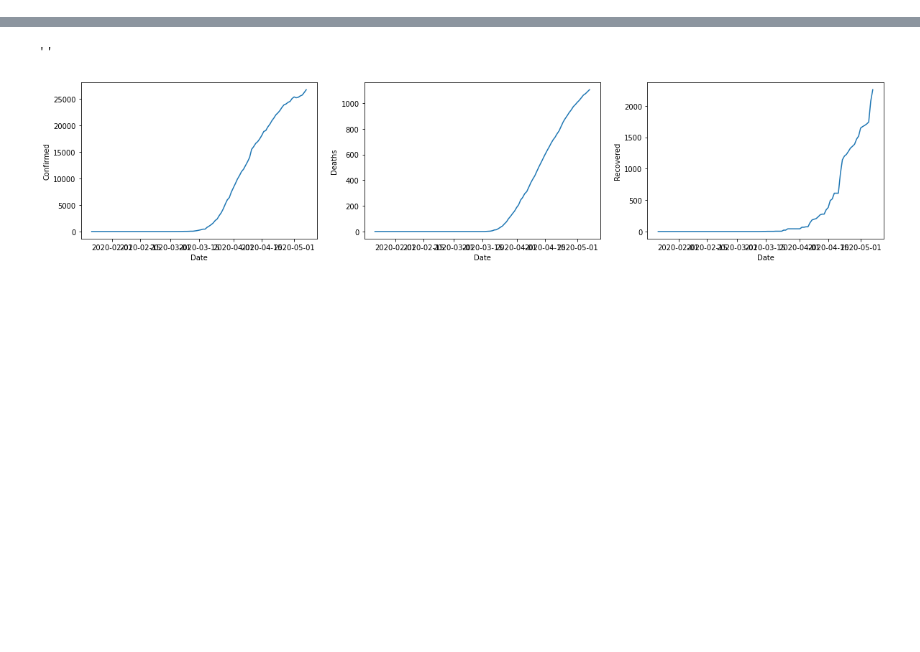
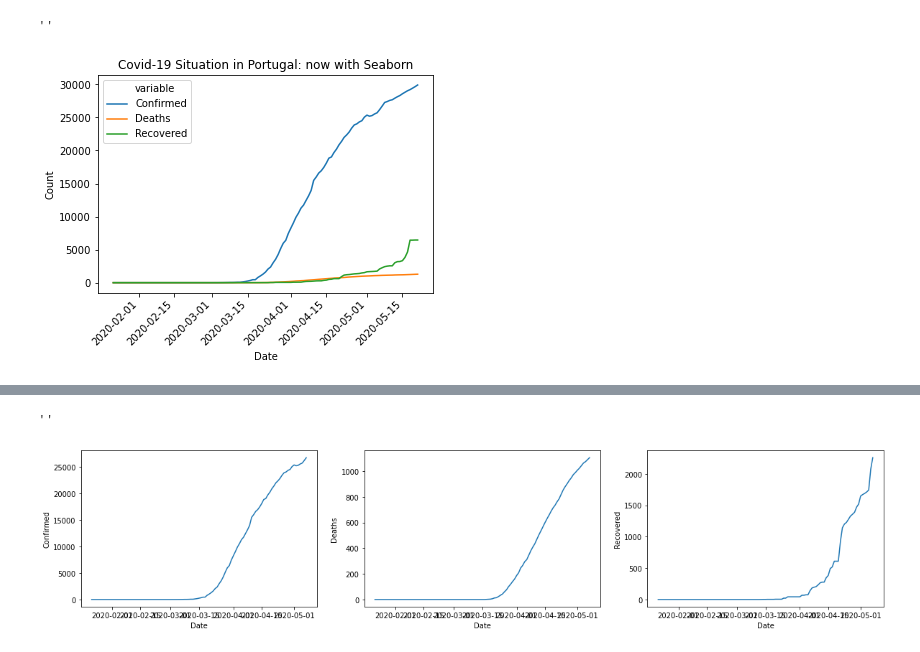
Before and after one commit to diogosmac/covid-forecast-feup-iart, a Jupyter notebook: projects/project2/project.ipynb, the cells around one changed output, grey strips where cells are left out. Cells and saved outputs as stored; diff of their text form; code cells hidden in the pictures; blank space fills up the shorter version.

```diff
--- a/projects/project2/project.ipynb
+++ b/projects/project2/project.ipynb
@@ -126,0 +182,3 @@ df_new.head(8)
+# %%
+covid_portugal_dataframe = covid_portugal_dataframe.reset_index()
+covid_portugal_dataframe.head()
@@ -126,0 +192,3 @@ df_new.head(8)
+# %%
+covid_portugal_dataframe_melt = pd.melt(covid_portugal_dataframe, ['Date', 'Country/Region', 'Lat', 'Long'], value_name='Count')
+covid_portugal_dataframe_melt
@@ -126,0 +209,9 @@ df_new.head(8)
+# %%
+ax = sb.lineplot(x='Date', y='Count', hue='variable', data=covid_portugal_dataframe_melt)
+ax.set_title('Covid-19 Situation in Portugal: now with Seaborn')
+plt.draw()
+ax.set_xticklabels(ax.get_xticklabels(), rotation=45, horizontalalignment='right')
+;
+# %% [output]
+''
+[figure, added]
```
Also changed, not shown: parts of 59 cells of this notebook.
